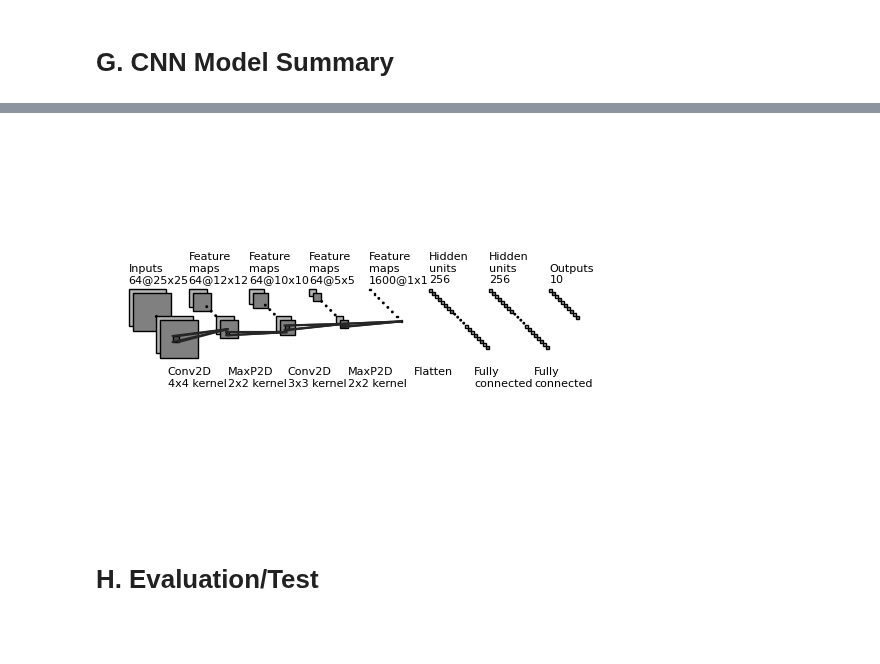
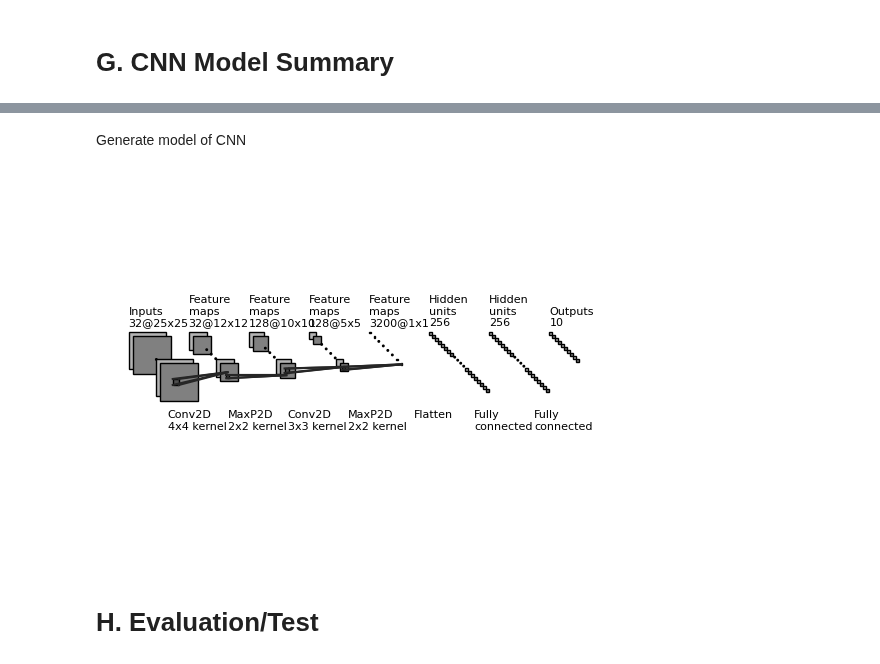
Before and after one commit to endangrusiana123/SLO, a Jupyter notebook: Shared_MiniProject2_20240516.ipynb, the cells around one changed output, grey strips where cells are left out. Drawn from its saved outputs; the diff is of its cells as text; code cells hidden in the pictures; blank space fills up the shorter version.

```diff
--- a/Shared_MiniProject2_20240516.ipynb
+++ b/Shared_MiniProject2_20240516.ipynb
@@ -149,7 +215,7 @@ def build_model(hp):
 
     # First conv_block
     tf.keras.layers.Conv2D(
-        filters = hp.Choice('conv_1_filter', values=[16, 32, 64]),
+        filters = hp.Choice('conv_1_filter', values=[16, 32, 64, 128]),
         kernel_size=hp.Choice('conv_1_kernel', values = [3,4]),
         activation='relu',
         input_shape=(28,28,1)),
@@ -157,14 +223,14 @@ def build_model(hp):
 
     # Second conv_block
     tf.keras.layers.Conv2D(
-        filters = hp.Choice('conv_2_filter', values=[32, 64, 128]),
+        filters = hp.Choice('conv_2_filter', values=[16, 32, 64, 128]),
         kernel_size=hp.Choice('conv_2_kernel', values = [3,4]),
         activation='relu'),
     tf.keras.layers.MaxPooling2D((2,2)),
 
     # --------------------------------
     tf.keras.layers.Flatten(),
-    tf.keras.layers.Dense(units = hp.Choice('units', values=[64, 128, 256]),
+    tf.keras.layers.Dense(units = hp.Choice('units', values=[32, 64, 128, 256]),
                        activation='relu'),
     tf.keras.layers.Dropout(hp.Float('dropout', 0, 0.5, step=0.1, default=0.5)),
 
@@ -340,3 +492,5 @@ draw_convnet.py     100%[===================>]   9.03K  --.-KB/s    in 0s
+# %% [markdown]
+Generate model of CNN
 # %%
 import draw_convnet
 import os
@@ -362,11 +516,10 @@ colors = []
 
 fig, ax = plt.subplots()
 
-
 ############################
 # conv layers
-size_list = [(25, 25), (12, 12), (10, 10), (5, 5), (1, 1)]
-num_list = [64, 64, 64, 64, 1600]
+size_list = [(imsize_conv2d_1, imsize_conv2d_1), (imsize_max_pooling2d_1, imsize_max_pooling2d_1), (imsize_conv2d_2, imsize_conv2d_2), (imsize_max_pooling2d_2, imsize_max_pooling2d_2), (1, 1)]
+num_list = [depth_conv2d_1, depth_max_pooling2d_1, depth_conv2d_2, depth_max_pooling2d_2, depth_flatten]
 x_diff_list = [0, layer_width, layer_width, layer_width, layer_width]
 text_list = ['Inputs'] + ['Feature\nmaps'] * (len(size_list) - 1)
 loc_diff_list = [[3, -3]] * len(size_list)
@@ -393,7 +546,7 @@ for ind in range(len(size_list)-1,-1,-1):
 # in between layers
 start_ratio_list = [[0.4, 0.5], [0.4, 0.8], [0.4, 0.5], [0.4, 0.8]]
 end_ratio_list = [[0.4, 0.5], [0.4, 0.8], [0.4, 0.5], [0.4, 0.8]]
-patch_size_list = [(4, 4), (2, 2), (3, 3), (2, 2)]
+patch_size_list = [(kernel_conv2d_1, kernel_conv2d_1), (kernel_max_pooling2d_1, kernel_max_pooling2d_1), (kernel_conv2d_2, kernel_conv2d_2), (kernel_max_pooling2d_2, kernel_max_pooling2d_2)]
 ind_bgn_list = range(len(patch_size_list))
 text_list = ['Conv2D', 'MaxP2D', 'Conv2D', 'MaxP2D']
 
@@ -431,34 +584,34 @@ for ind in range(len(size_list)):
                   top_left=top_left_list[ind],
                   loc_diff=loc_diff_list[ind])
     draw_convnet.label(top_left_list[ind], text_list[ind] + '\n{}'.format(
         num_list[ind]))
 
 text_list = ['Flatten\n', 'Fully\nconnected', 'Fully\nconnected']
 
 for ind in range(len(size_list)):
     draw_convnet.label(top_left_list[ind], text_list[ind], xy_off=[-10, -65])
 
 ############################
 for patch, color in zip(patches, colors):
     patch.set_color(color * np.ones(3))
     if isinstance(patch, draw_convnet.Line2D):
         ax.add_line(patch)
     else:
         patch.set_edgecolor(Black * np.ones(3))
         ax.add_patch(patch)
 
 plt.tight_layout()
 plt.axis('equal')
 plt.axis('off')
 plt.show()
 fig.set_size_inches(8, 2.5)
 
 fig_dir = './'
 fig_ext = '.png'
 fig.savefig(os.path.join(fig_dir, 'convnet_fig' + fig_ext),
             bbox_inches='tight', pad_inches=0)
 # %% [output]
-[figure, old version]
+[figure, new version]
 # %% [markdown]
 # H. Evaluation/Test
 # %%
```
Also changed, not shown: parts of 21 cells of this notebook.
